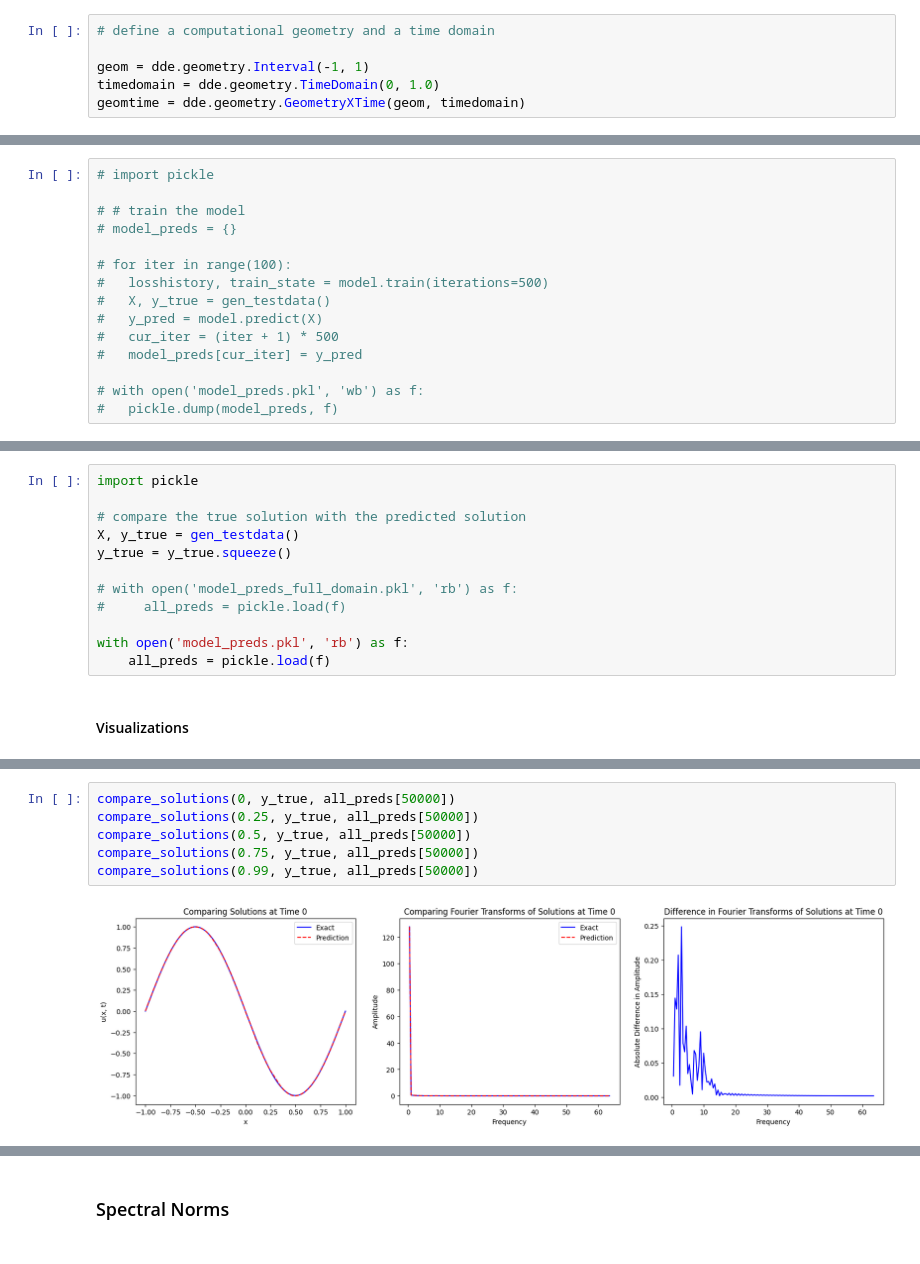
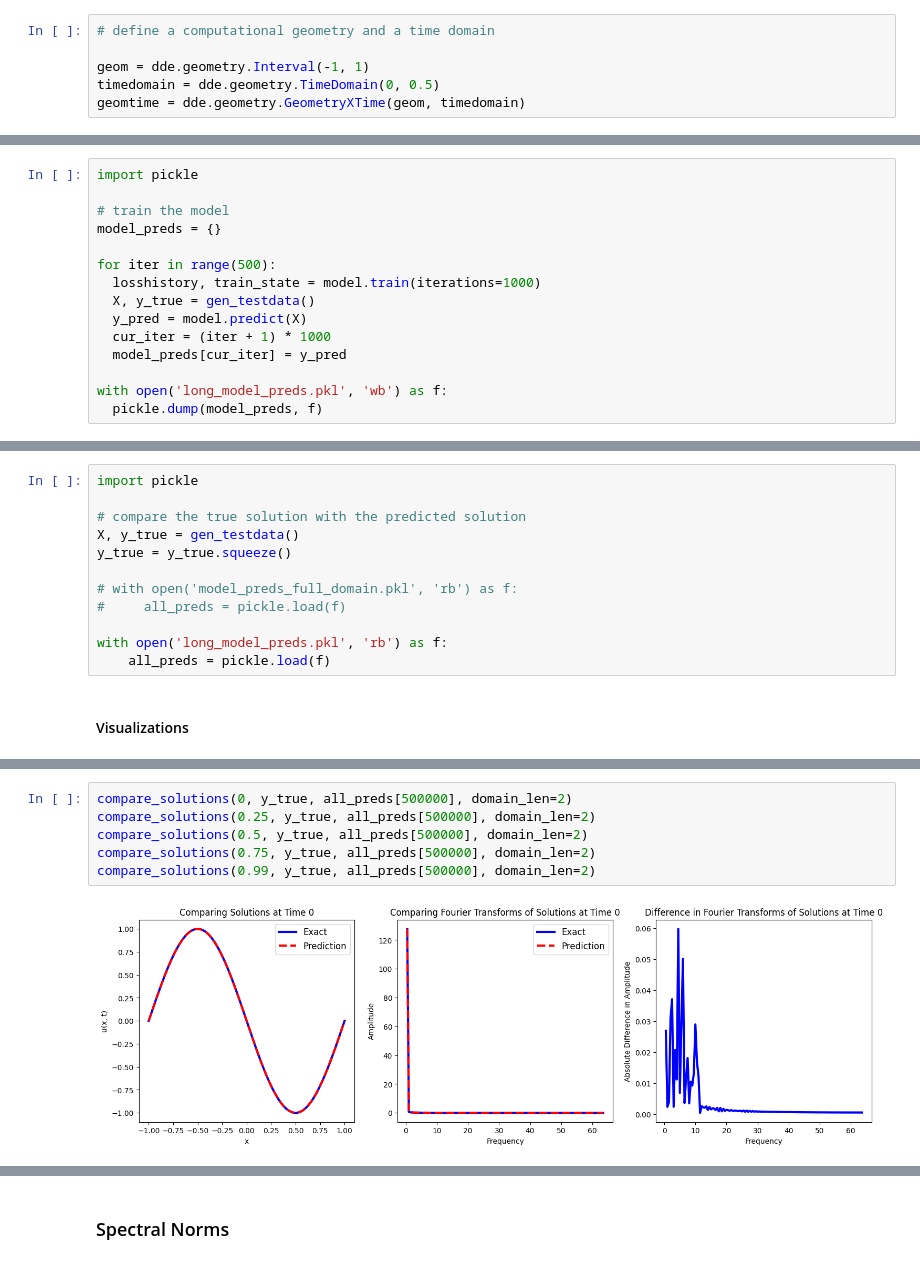
Before and after one commit to LFesser97/CS229-Final-Project, a Jupyter notebook: fourier_analyses/burgers_fourier.ipynb, the cells around one changed output, grey strips where cells are left out. Drawn from its saved outputs; the diff is of its cells as text.

```diff
--- a/fourier_analyses/burgers_fourier.ipynb
+++ b/fourier_analyses/burgers_fourier.ipynb
@@ -84,7 +84,7 @@ def pde(x, y):
 # define a computational geometry and a time domain
 
 geom = dde.geometry.Interval(-1, 1)
-timedomain = dde.geometry.TimeDomain(0, 1.0)
+timedomain = dde.geometry.TimeDomain(0, 0.5)
 geomtime = dde.geometry.GeometryXTime(geom, timedomain)
 # %%
 # define the boundary and initial conditions
@@ -271,17 +271,17 @@ def gen_testdata():
 # %% [markdown]
 #### Train DeepXDE
 # %%
-# import pickle
+import pickle
 
-# # train the model
-# model_preds = {}
+# train the model
+model_preds = {}
 
-# for iter in range(100):
-#   losshistory, train_state = model.train(iterations=500)
-#   X, y_true = gen_testdata()
-#   y_pred = model.predict(X)
-#   cur_iter = (iter + 1) * 500
-#   model_preds[cur_iter] = y_pred
+for iter in range(500):
+  losshistory, train_state = model.train(iterations=1000)
+  X, y_true = gen_testdata()
+  y_pred = model.predict(X)
+  cur_iter = (iter + 1) * 1000
+  model_preds[cur_iter] = y_pred
 
-# with open('model_preds.pkl', 'wb') as f:
-#   pickle.dump(model_preds, f)
+with open('long_model_preds.pkl', 'wb') as f:
+  pickle.dump(model_preds, f)
@@ -295,7 +313,7 @@ y_true = y_true.squeeze()
 # with open('model_preds_full_domain.pkl', 'rb') as f:
 #     all_preds = pickle.load(f)
 
-with open('model_preds.pkl', 'rb') as f:
+with open('long_model_preds.pkl', 'rb') as f:
     all_preds = pickle.load(f)
 # %% [markdown]
 #### Visualizations
@@ -314,8 +332,8 @@ plot_spectral_dynamics(all_preds, y_true, 0.99)
 # %%
-compare_solutions(0, y_true, all_preds[50000])
-compare_solutions(0.25, y_true, all_preds[50000])
-compare_solutions(0.5, y_true, all_preds[50000])
-compare_solutions(0.75, y_true, all_preds[50000])
-compare_solutions(0.99, y_true, all_preds[50000])
+compare_solutions(0, y_true, all_preds[500000], domain_len=2)
+compare_solutions(0.25, y_true, all_preds[500000], domain_len=2)
+compare_solutions(0.5, y_true, all_preds[500000], domain_len=2)
+compare_solutions(0.75, y_true, all_preds[500000], domain_len=2)
+compare_solutions(0.99, y_true, all_preds[500000], domain_len=2)
 # %% [output]
-[figure, old version]
+[figure, new version]
```
Also changed, not shown: parts of 9 cells of this notebook, 6 other files.
